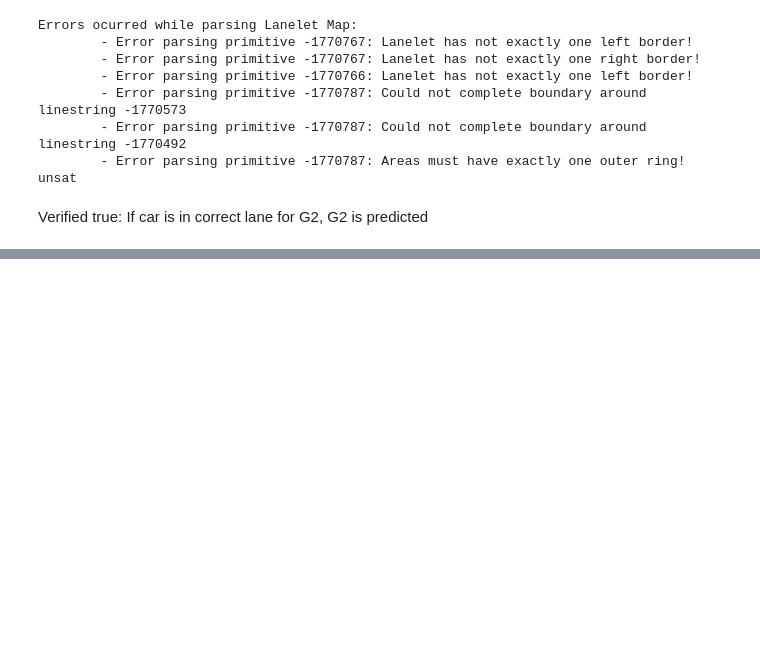
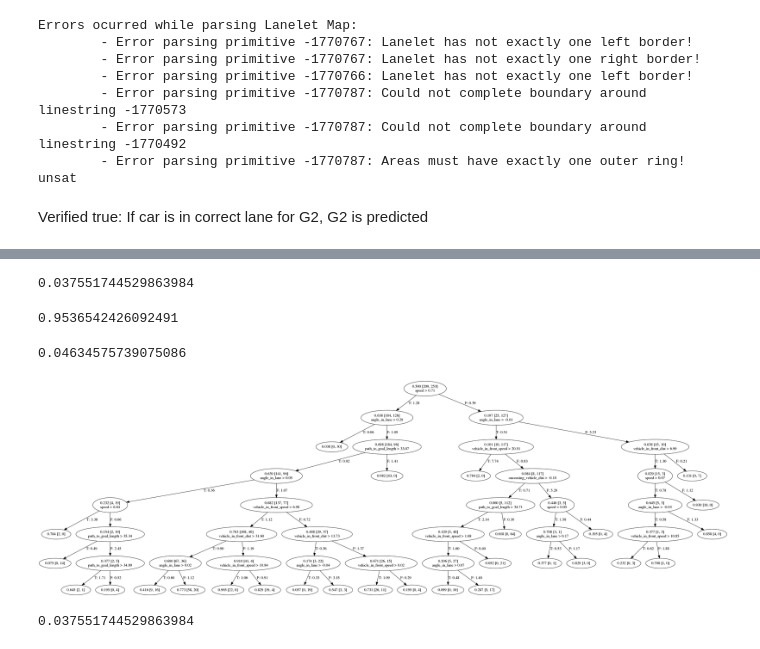
Before and after one commit to cbrewitt/av-goal-recognition, a Jupyter notebook: notebooks/verification.ipynb, the cells around one changed output, grey strips where cells are left out. Cells and saved outputs as stored; diff of their text form; code cells hidden in the pictures; blank space fills up the shorter version.

```diff
--- a/notebooks/verification.ipynb
+++ b/notebooks/verification.ipynb
@@ -200,0 +319,20 @@ Verified true: If car is in correct lane for G2, G2 is predicted
+# %%
+2346984033116499/62500000000000000
+# %% [output]
+0.037551744529863984
+# %%
+52939762064801009122130908858125/55512532424702459568794311420649
+# %% [output]
+0.9536542426092491
+# %%
+2572770359901450446663402562524/55512532424702459568794311420649
+# %% [output]
+0.04634575739075086
+# %%
+Image("../images/trained_tree_heckstrasse_G0_turn-right.png")
+# %% [output]
+[figure, added]
+# %%
+2346984033116499/62500000000000000
+# %% [output]
+0.037551744529863984
```
Also changed, not shown: parts of 29 cells of this notebook, 2 other files.
